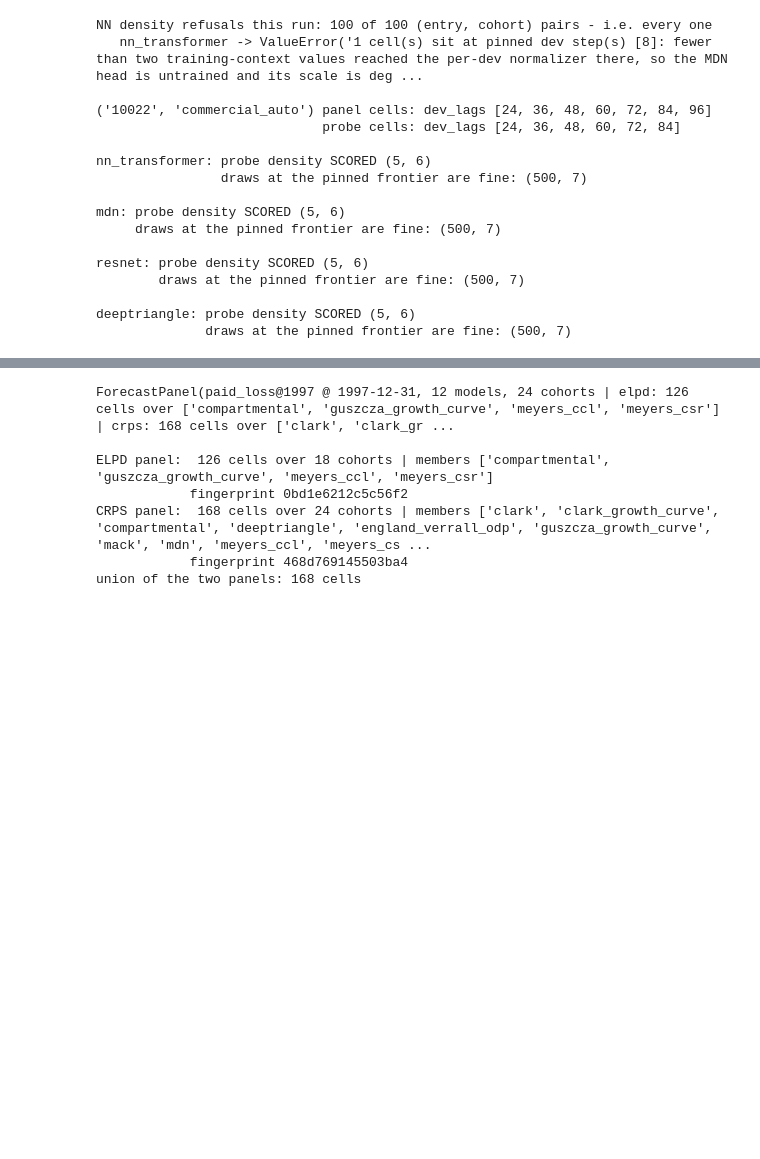
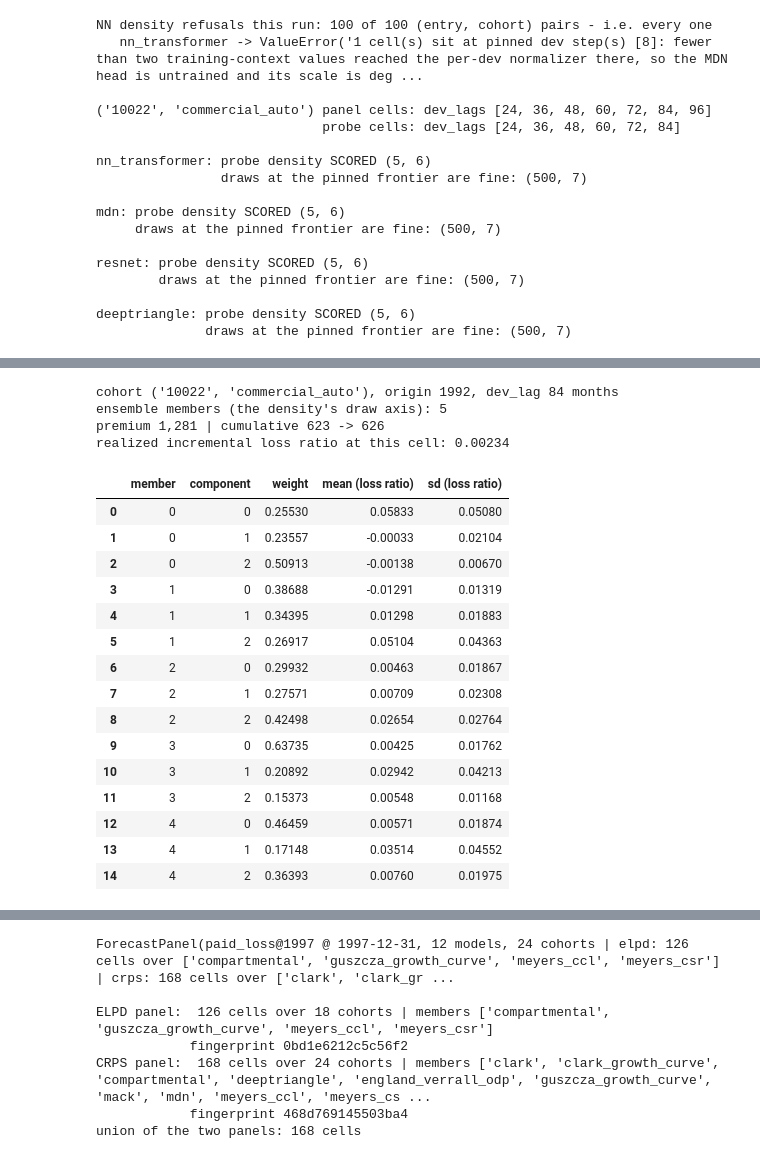
Before and after one commit to EKtheSage/ibnr, a Jupyter notebook: analysis/03_gallery_api_comparison.ipynb, the cells around one changed output, grey strips where cells are left out. Drawn from its saved outputs; the diff is of its cells as text; code cells hidden in the pictures; blank space fills up the shorter version.

Commit message:
docs: notebook 03 introduces the transformer, not just its results (#72)

```diff
--- a/analysis/03_gallery_api_comparison.ipynb
+++ b/analysis/03_gallery_api_comparison.ipynb
@@ -841,0 +1747,69 @@ deeptriangle: probe density SCORED (5, 6)
+# %%
+from scipy.special import logsumexp
+
+from ibnr.kernels.holdout import index_into
+
+nn_entry = nn_fits["nn_transformer"]
+demo_seg = {"company_code": DEMO[0], "line_of_business": DEMO[1]}
+demo_view = nn_entry.at_cohort(demo_seg)
+
+# the fitted entry's own contract and normalizer must be the ones Part A rebuilt
+assert np.allclose(nn_entry.norm_["mean"], demo_mean)
+assert np.allclose(nn_entry.norm_["std"], demo_std)
+mean0, std0 = nn_entry.norm_["mean"][0], nn_entry.norm_["std"][0]
+
+# `_probe` (built two cells up) is this cohort's held-out diagonal minus its pinned deepest
+# cell, so every one of its cells is density-scorable by all four NN entries.
+demo_idx = index_into(_probe, demo_view.contract_, field=FIELD)
+j = int(np.argmax((demo_idx.w == DEMO_W + 1) & (demo_idx.d == DEMO_D + 1)))
+assert (demo_idx.w[j], demo_idx.d[j]) == (DEMO_W + 1, DEMO_D + 1)
+
+fit_log_pi, fit_mu, fit_sigma = nn_entry._heldout_mixture(demo_view.cohort, demo_idx)
+n_members = fit_log_pi.shape[0]
+demo_premium = float(nn_entry.contract_["premium"][demo_view.cohort][DEMO_W])
+outcome_ratio = float((demo_idx.value[j] - demo_idx.prev_value[j]) / demo_premium)
+
+print(f"cohort {DEMO}, origin {_years[DEMO_W]}, dev_lag {DEMO_DEV_LAG} months")
+print(f"ensemble members (the density's draw axis): {n_members}")
+print(
+    f"premium {demo_premium:,.0f} | cumulative {demo_idx.prev_value[j]:,.0f} -> "
+    f"{demo_idx.value[j]:,.0f}"
+)
+print(f"realized incremental loss ratio at this cell: {outcome_ratio:.5f}")
+
+display(
+    pd.DataFrame(
+        [
+            {
+                "member": m,
+                "component": k,
+                "weight": float(np.exp(fit_log_pi[m, j, k])),
+                "mean (loss ratio)": float(fit_mu[m, j, k] * std0[DEMO_D] + mean0[DEMO_D]),
+                "sd (loss ratio)": float(fit_sigma[m, j, k] * std0[DEMO_D]),
+            }
+            for m in range(n_members)
+            for k in range(fit_log_pi.shape[2])
+        ]
+    ).round(5)
+)
+# %% [output]
+cohort ('10022', 'commercial_auto'), origin 1992, dev_lag 84 months
+ensemble members (the density's draw axis): 5
+premium 1,281 | cumulative 623 -> 626
+realized incremental loss ratio at this cell: 0.00234
+|  | member | component | weight | mean (loss ratio) | sd (loss ratio) |
+| 0 | 0 | 0 | 0.25530 | 0.05833 | 0.05080 |
+| 1 | 0 | 1 | 0.23557 | -0.00033 | 0.02104 |
+| 2 | 0 | 2 | 0.50913 | -0.00138 | 0.00670 |
+| 3 | 1 | 0 | 0.38688 | -0.01291 | 0.01319 |
+| 4 | 1 | 1 | 0.34395 | 0.01298 | 0.01883 |
+| 5 | 1 | 2 | 0.26917 | 0.05104 | 0.04363 |
+| 6 | 2 | 0 | 0.29932 | 0.00463 | 0.01867 |
+| 7 | 2 | 1 | 0.27571 | 0.00709 | 0.02308 |
+| 8 | 2 | 2 | 0.42498 | 0.02654 | 0.02764 |
+| 9 | 3 | 0 | 0.63735 | 0.00425 | 0.01762 |
+| 10 | 3 | 1 | 0.20892 | 0.02942 | 0.04213 |
+| 11 | 3 | 2 | 0.15373 | 0.00548 | 0.01168 |
+| 12 | 4 | 0 | 0.46459 | 0.00571 | 0.01874 |
+| 13 | 4 | 1 | 0.17148 | 0.03514 | 0.04552 |
+| 14 | 4 | 2 | 0.36393 | 0.00760 | 0.01975 |
```
Also changed, not shown: parts of 43 cells of this notebook, 3 other files.
